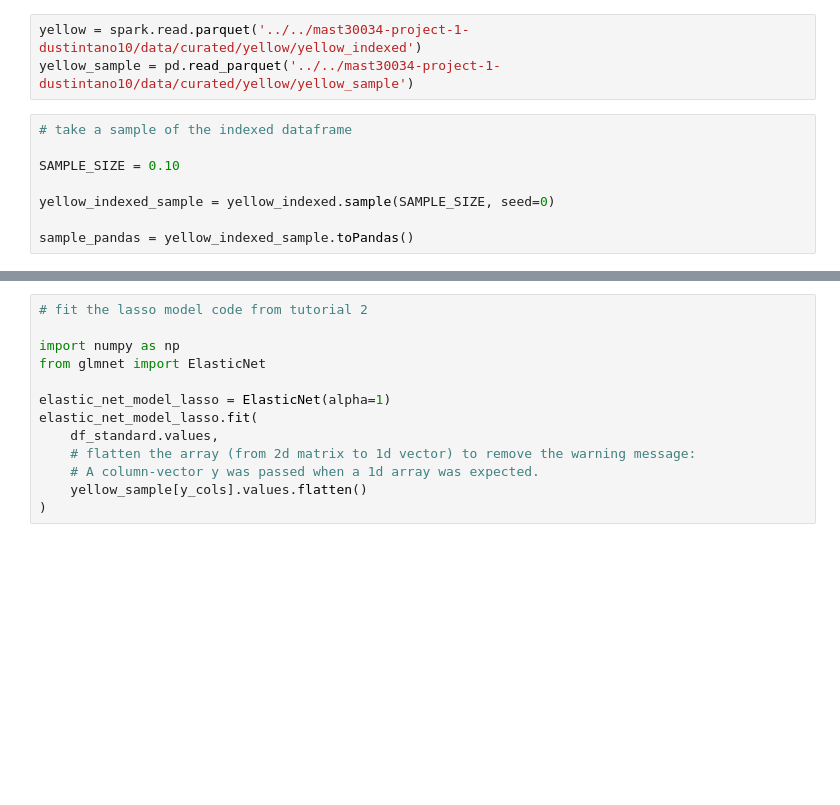
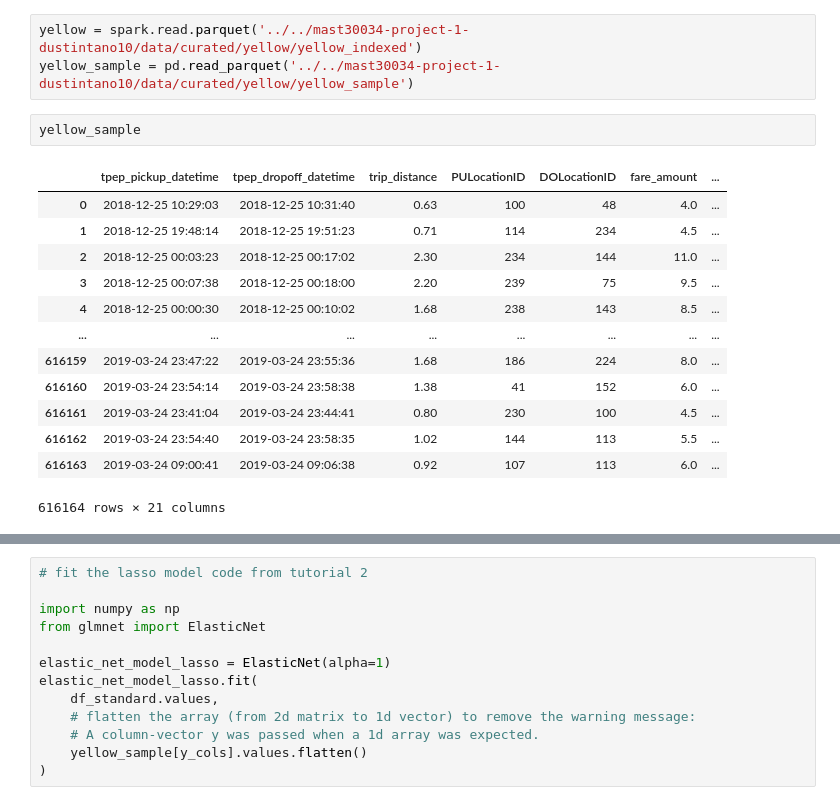
Before and after one commit to MAST30034-Applied-Data-Science/mast30034-project-1-dustintano10, a Jupyter notebook: notebooks/modelling.ipynb, the cells around one changed output, grey strips where cells are left out. Drawn from its saved outputs; the diff is of its cells as text; blank space fills up the shorter version.

```diff
--- a/notebooks/modelling.ipynb
+++ b/notebooks/modelling.ipynb
@@ -18,14 +25,22 @@ import statsmodels.api as sm
 # %%
 yellow = spark.read.parquet('../../mast30034-project-1-dustintano10/data/curated/yellow/yellow_indexed')
 yellow_sample = pd.read_parquet('../../mast30034-project-1-dustintano10/data/curated/yellow/yellow_sample')
-# %%
-# take a sample of the indexed dataframe
-
-SAMPLE_SIZE = 0.10
-
-yellow_indexed_sample = yellow_indexed.sample(SAMPLE_SIZE, seed=0)
-
-sample_pandas = yellow_indexed_sample.toPandas()
+# %%
+yellow_sample
+# %% [output]
+|  | tpep_pickup_datetime | tpep_dropoff_datetime | trip_distance | PULocationID | DOLocationID | fare_amount | ... |
+| 0 | 2018-12-25 10:29:03 | 2018-12-25 10:31:40 | 0.63 | 100 | 48 | 4.0 | ... |
+| 1 | 2018-12-25 19:48:14 | 2018-12-25 19:51:23 | 0.71 | 114 | 234 | 4.5 | ... |
+| 2 | 2018-12-25 00:03:23 | 2018-12-25 00:17:02 | 2.30 | 234 | 144 | 11.0 | ... |
+| 3 | 2018-12-25 00:07:38 | 2018-12-25 00:18:00 | 2.20 | 239 | 75 | 9.5 | ... |
+| 4 | 2018-12-25 00:00:30 | 2018-12-25 00:10:02 | 1.68 | 238 | 143 | 8.5 | ... |
+| ... | ... | ... | ... | ... | ... | ... | ... |
+| 616159 | 2019-03-24 23:47:22 | 2019-03-24 23:55:36 | 1.68 | 186 | 224 | 8.0 | ... |
+| 616160 | 2019-03-24 23:54:14 | 2019-03-24 23:58:38 | 1.38 | 41 | 152 | 6.0 | ... |
+| 616161 | 2019-03-24 23:41:04 | 2019-03-24 23:44:41 | 0.80 | 230 | 100 | 4.5 | ... |
+| 616162 | 2019-03-24 23:54:40 | 2019-03-24 23:58:35 | 1.02 | 144 | 113 | 5.5 | ... |
+| 616163 | 2019-03-24 09:00:41 | 2019-03-24 09:06:38 | 0.92 | 107 | 113 | 6.0 | ... |
+616164 rows × 21 columns
 # %%
 # standardized the x columns code from tutorial 2
 
```
Also changed, not shown: parts of 16 cells of this notebook, 3 other files.
